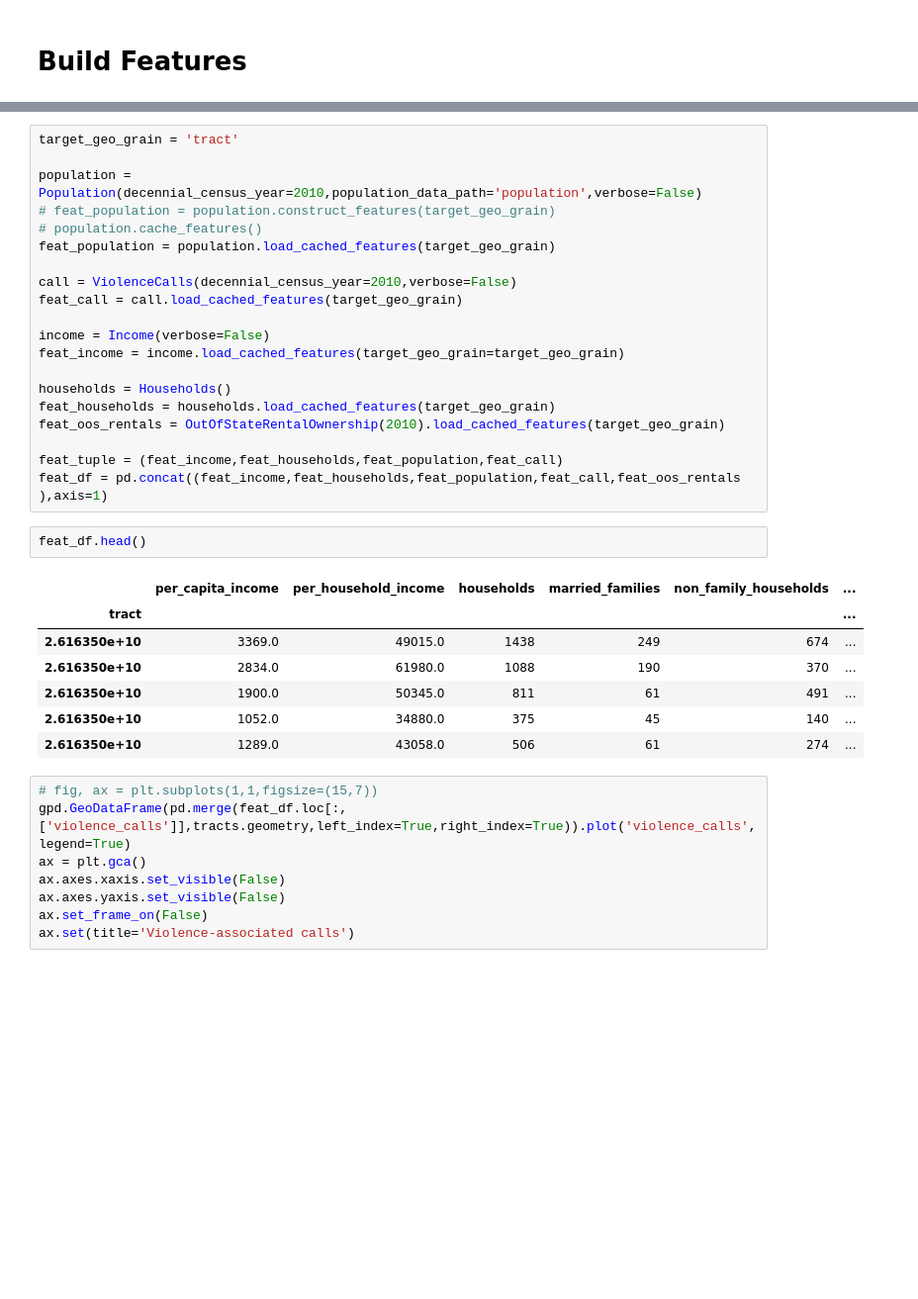
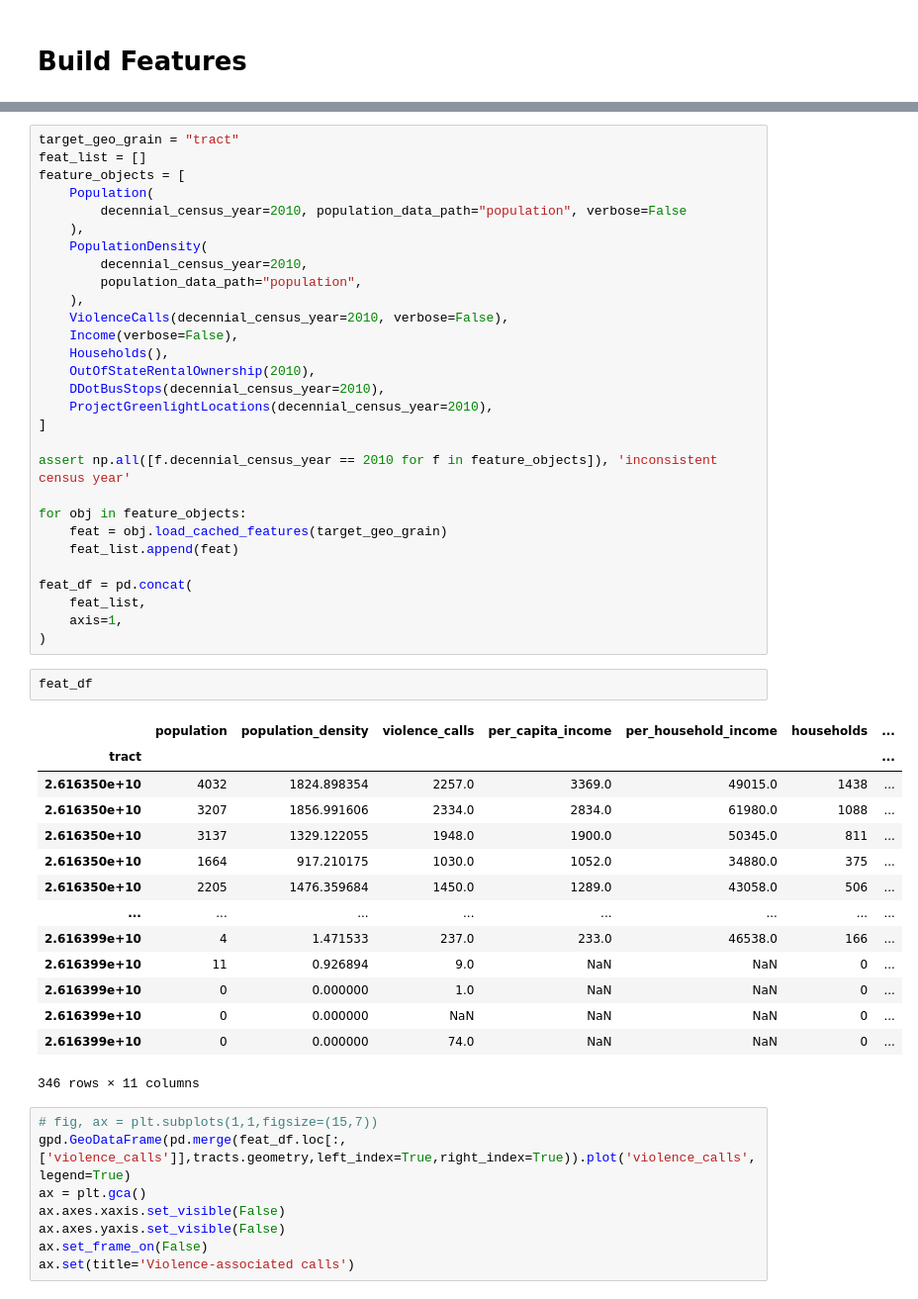
Before and after one commit to ahakso/detroit, a Jupyter notebook: early_modeling.ipynb, the cells around one changed output, grey strips where cells are left out. Shown at 99% size. Drawn from its saved outputs; the diff is of its cells as text; blank space fills up the shorter version.

```diff
--- a/early_modeling.ipynb
+++ b/early_modeling.ipynb
@@ -47,33 +28,49 @@ No index generated
-# %%
-target_geo_grain = 'tract'
-
-population = Population(decennial_census_year=2010,population_data_path='population',verbose=False)
-# feat_population = population.construct_features(target_geo_grain)
-# population.cache_features()
-feat_population = population.load_cached_features(target_geo_grain)
-
-call = ViolenceCalls(decennial_census_year=2010,verbose=False)
-feat_call = call.load_cached_features(target_geo_grain)
-
-income = Income(verbose=False)
-feat_income = income.load_cached_features(target_geo_grain=target_geo_grain)
-
-households = Households()
-feat_households = households.load_cached_features(target_geo_grain)
-feat_oos_rentals = OutOfStateRentalOwnership(2010).load_cached_features(target_geo_grain)
-
-feat_tuple = (feat_income,feat_households,feat_population,feat_call)
-feat_df = pd.concat((feat_income,feat_households,feat_population,feat_call,feat_oos_rentals ),axis=1)
+# %%
+target_geo_grain = "tract"
+feat_list = []
+feature_objects = [
+    Population(
+        decennial_census_year=2010, population_data_path="population", verbose=False
+    ),
+    PopulationDensity(
+        decennial_census_year=2010,
+        population_data_path="population",
+    ),
+    ViolenceCalls(decennial_census_year=2010, verbose=False),
+    Income(verbose=False),
+    Households(),
+    OutOfStateRentalOwnership(2010),
+    DDotBusStops(decennial_census_year=2010),
+    ProjectGreenlightLocations(decennial_census_year=2010),
+]
+
+assert np.all([f.decennial_census_year == 2010 for f in feature_objects]), 'inconsistent census year'
+
+for obj in feature_objects:
+    feat = obj.load_cached_features(target_geo_grain)
+    feat_list.append(feat)
+
+feat_df = pd.concat(
+    feat_list,
+    axis=1,
+)
 # %%
-feat_df.head()
+feat_df
 # %% [output]
-|  | per_capita_income | per_household_income | households | married_families | non_family_households | ... |
-| tract |  |  |  |  |  | ... |
-| 2.616350e+10 | 3369.0 | 49015.0 | 1438 | 249 | 674 | ... |
-| 2.616350e+10 | 2834.0 | 61980.0 | 1088 | 190 | 370 | ... |
-| 2.616350e+10 | 1900.0 | 50345.0 | 811 | 61 | 491 | ... |
-| 2.616350e+10 | 1052.0 | 34880.0 | 375 | 45 | 140 | ... |
-| 2.616350e+10 | 1289.0 | 43058.0 | 506 | 61 | 274 | ... |
+|  | population | population_density | violence_calls | per_capita_income | per_household_income | households | ... |
+| tract |  |  |  |  |  |  | ... |
+| 2.616350e+10 | 4032 | 1824.898354 | 2257.0 | 3369.0 | 49015.0 | 1438 | ... |
+| 2.616350e+10 | 3207 | 1856.991606 | 2334.0 | 2834.0 | 61980.0 | 1088 | ... |
+| 2.616350e+10 | 3137 | 1329.122055 | 1948.0 | 1900.0 | 50345.0 | 811 | ... |
+| 2.616350e+10 | 1664 | 917.210175 | 1030.0 | 1052.0 | 34880.0 | 375 | ... |
+| 2.616350e+10 | 2205 | 1476.359684 | 1450.0 | 1289.0 | 43058.0 | 506 | ... |
+| ... | ... | ... | ... | ... | ... | ... | ... |
+| 2.616399e+10 | 4 | 1.471533 | 237.0 | 233.0 | 46538.0 | 166 | ... |
+| 2.616399e+10 | 11 | 0.926894 | 9.0 | NaN | NaN | 0 | ... |
+| 2.616399e+10 | 0 | 0.000000 | 1.0 | NaN | NaN | 0 | ... |
+| 2.616399e+10 | 0 | 0.000000 | NaN | NaN | NaN | 0 | ... |
+| 2.616399e+10 | 0 | 0.000000 | 74.0 | NaN | NaN | 0 | ... |
+346 rows × 11 columns
 # %%
 # fig, ax = plt.subplots(1,1,figsize=(15,7))
 gpd.GeoDataFrame(pd.merge(feat_df.loc[:,['violence_calls']],tracts.geometry,left_index=True,right_index=True)).plot('violence_calls',legend=True)
```
Also changed, not shown: parts of 17 cells of this notebook, 1 other file.
